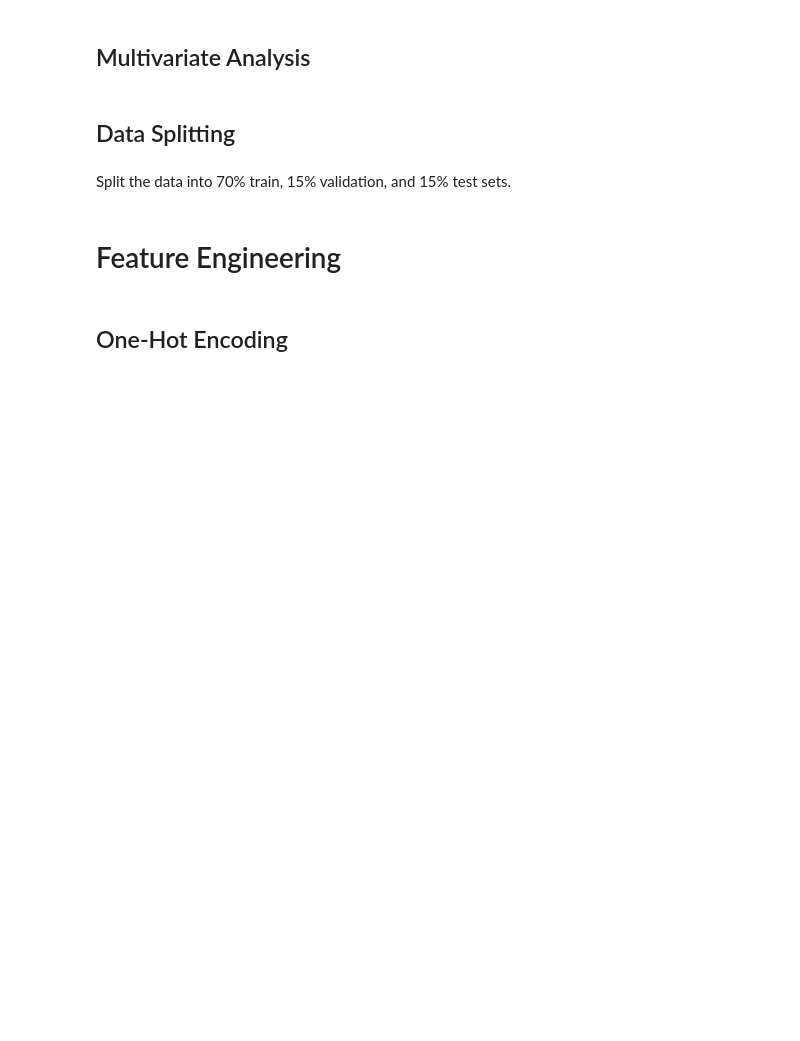
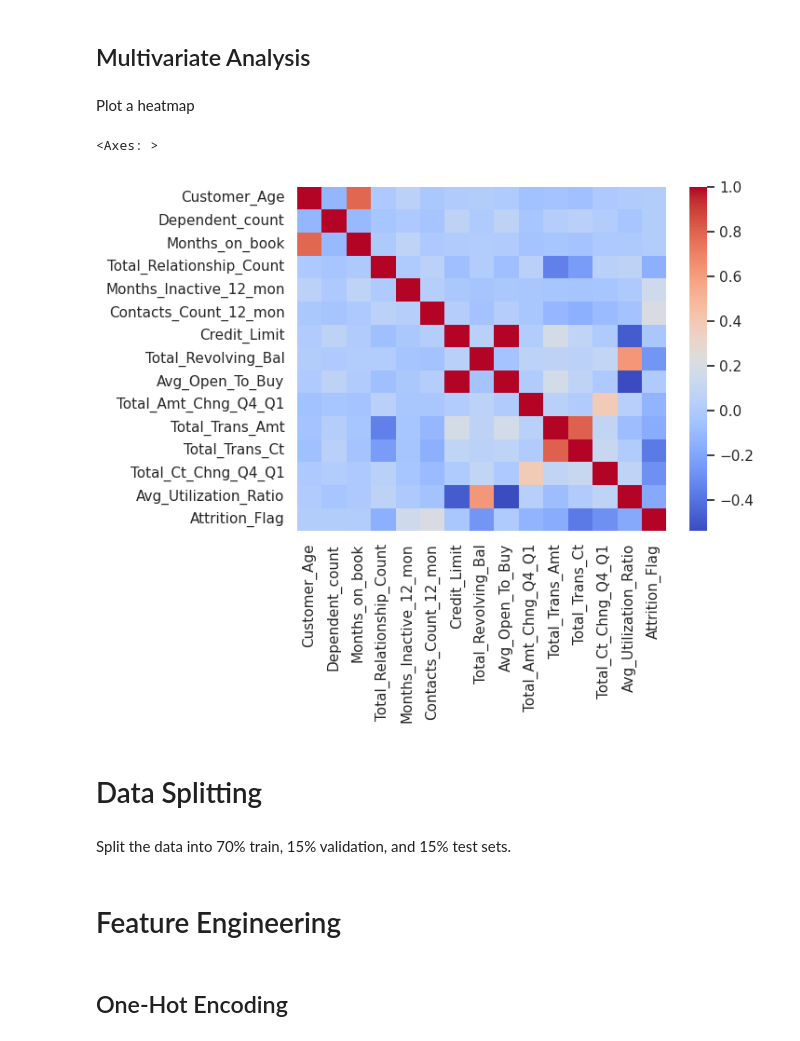
Before and after one commit to renzasprec/Credit-Card-Customer-Churn, a Jupyter notebook: Credit_Card_Customer_Churn.ipynb, the cells around one changed output. Cells and saved outputs as stored; diff of their text form; code cells hidden in the pictures; blank space fills up the shorter version.

```diff
--- a/Credit_Card_Customer_Churn.ipynb
+++ b/Credit_Card_Customer_Churn.ipynb
@@ -293,7 +352,18 @@ for feature in categorical_features: #iterate through each categorical feature
 # %% [markdown]
 ## Multivariate Analysis
+# %% [markdown]
+Plot a heatmap
+# %%
+# calculates the correlation matrix
+corr_matrix = pd.concat([X,y], axis=1).corr(numeric_only=True)
+# %%
+# plots the heatmap using the corr_matrix
+sns.heatmap(corr_matrix, cmap='coolwarm')
+# %% [output]
+<Axes: >
+[figure, added]
 # %% [markdown]
-## Data Splitting
+# Data Splitting
 # %% [markdown]
 Split the data into 70% train, 15% validation, and 15% test sets.
 # %%
```
Also changed, not shown: parts of 22 cells of this notebook.
